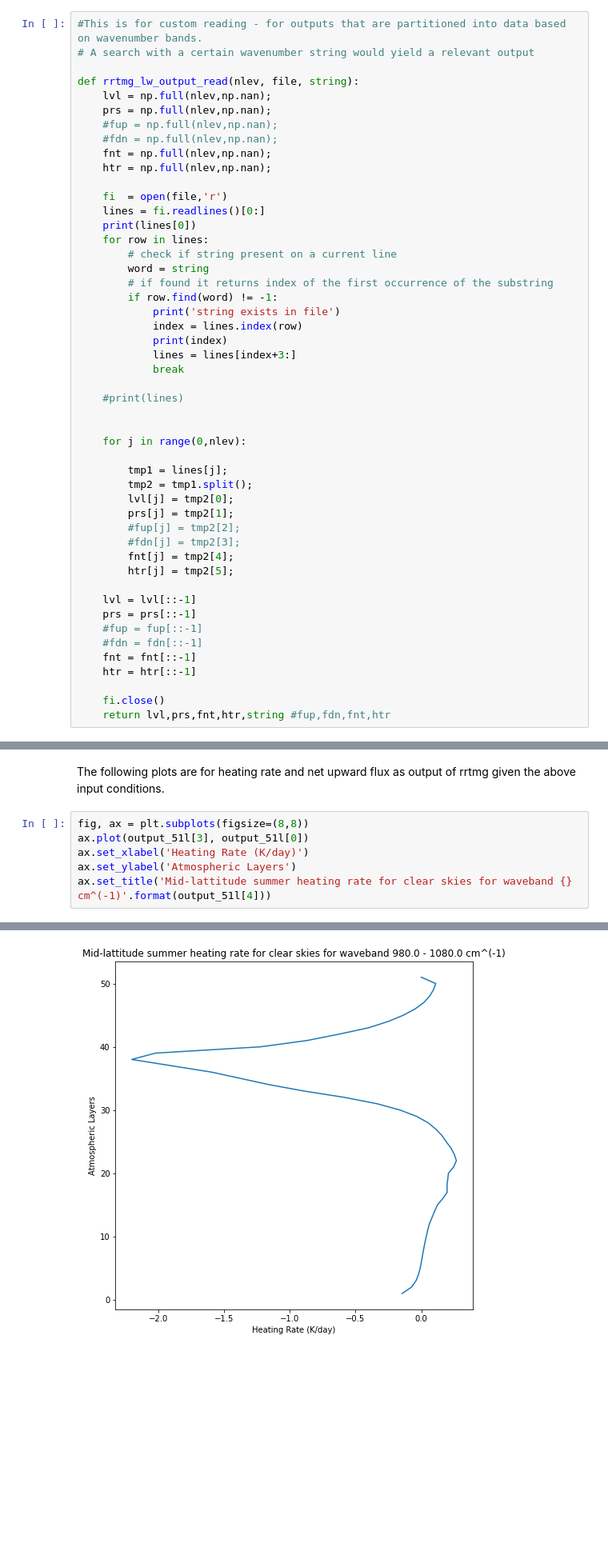
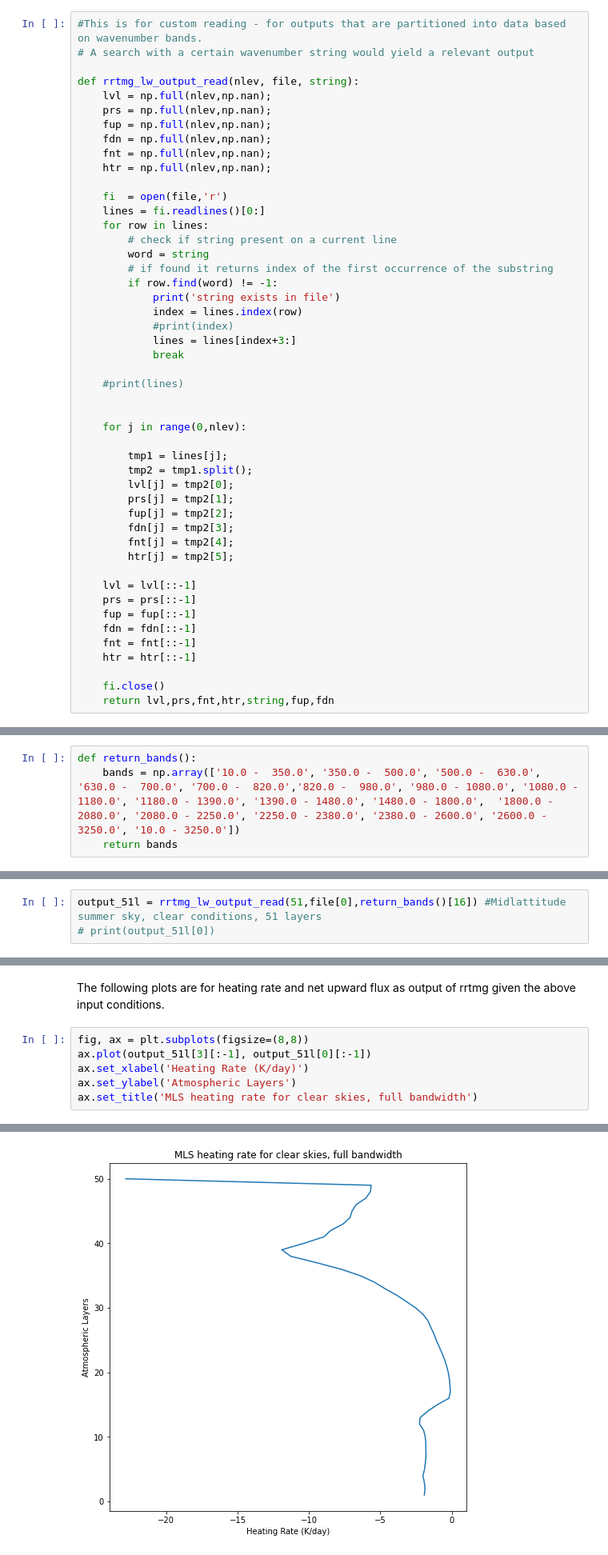
Before and after one commit to SennDegrare/RRTMG_LW_outputs, a Jupyter notebook: Longwave-rrtm-read.ipynb, the cells around one changed output, grey strips where cells are left out. Shown at 80% size. Saved outputs shown, nothing was run; the diff lists cells and outputs as text; blank space fills up the shorter version.

```diff
--- a/Longwave-rrtm-read.ipynb
+++ b/Longwave-rrtm-read.ipynb
@@ -65,14 +75,13 @@ def rrtmg_lw_input_read(nlev, file):
 def rrtmg_lw_output_read(nlev, file, string):
     lvl = np.full(nlev,np.nan);
     prs = np.full(nlev,np.nan);
-    #fup = np.full(nlev,np.nan);
-    #fdn = np.full(nlev,np.nan);
+    fup = np.full(nlev,np.nan);
+    fdn = np.full(nlev,np.nan);
     fnt = np.full(nlev,np.nan);
     htr = np.full(nlev,np.nan);
 
     fi  = open(file,'r')
     lines = fi.readlines()[0:]
-    print(lines[0])
     for row in lines:
         # check if string present on a current line
         word = string
@@ -80,7 +89,7 @@ def rrtmg_lw_output_read(nlev, file, string):
         if row.find(word) != -1:
             print('string exists in file')
             index = lines.index(row)
-            print(index)
+            #print(index)
             lines = lines[index+3:]
             break
 
@@ -93,20 +102,20 @@ def rrtmg_lw_output_read(nlev, file, string):
         tmp2 = tmp1.split();
         lvl[j] = tmp2[0];
         prs[j] = tmp2[1];
-        #fup[j] = tmp2[2];
-        #fdn[j] = tmp2[3];
+        fup[j] = tmp2[2];
+        fdn[j] = tmp2[3];
         fnt[j] = tmp2[4];
         htr[j] = tmp2[5];
 
     lvl = lvl[::-1]
     prs = prs[::-1]
-    #fup = fup[::-1]
-    #fdn = fdn[::-1]
+    fup = fup[::-1]
+    fdn = fdn[::-1]
     fnt = fnt[::-1]
     htr = htr[::-1]
 
     fi.close()
-    return lvl,prs,fnt,htr,string #fup,fdn,fnt,htr
+    return lvl,prs,fnt,htr,string,fup,fdn
 # %% [markdown]
 Wavenumber ranges:<br>
 
@@ -135,3 +150,7 @@ Partitions (can be used as search strings):<br>
+# %%
+def return_bands():
+    bands = np.array(['10.0 -  350.0', '350.0 -  500.0', '500.0 -  630.0', '630.0 -  700.0', '700.0 -  820.0','820.0 -  980.0', '980.0 - 1080.0', '1080.0 - 1180.0', '1180.0 - 1390.0', '1390.0 - 1480.0', '1480.0 - 1800.0',  '1800.0 - 2080.0', '2080.0 - 2250.0', '2250.0 - 2380.0', '2380.0 - 2600.0', '2600.0 - 3250.0', '10.0 - 3250.0'])
+    return bands
 # %%
 input_mls = rrtmg_lw_input_read(109, finput[0])
 # print(input_mls[0][1:])
@@ -175,0 +225,3 @@ Text(0.5, 1.0, 'Mid-lattitude summer atmospheric pressure vs temperature profile
+# %%
+output_51l = rrtmg_lw_output_read(51,file[0],return_bands()[16]) #Midlattitude summer sky, clear conditions, 51 layers
+# print(output_51l[0])
@@ -177,8 +231,8 @@ Text(0.5, 1.0, 'Mid-lattitude summer atmospheric pressure vs temperature profile
 The following plots are for heating rate and net upward flux as output of rrtmg given the above input conditions.
 # %%
 fig, ax = plt.subplots(figsize=(8,8))
-ax.plot(output_51l[3], output_51l[0])
+ax.plot(output_51l[3][:-1], output_51l[0][:-1])
 ax.set_xlabel('Heating Rate (K/day)')
 ax.set_ylabel('Atmospheric Layers')
-ax.set_title('Mid-lattitude summer heating rate for clear skies for waveband {} cm^(-1)'.format(output_51l[4]))
+ax.set_title('MLS heating rate for clear skies, full bandwidth')
 # %% [output]
@@ -186,4 +240,4 @@ Text(0.5, 1.0, 'Mid-lattitude summer heating rate for clear skies for waveband 9
-[figure, old version]
+[figure, new version]
 # %%
 fig, ax = plt.subplots(figsize=(8,8))
 ax.plot(output_51l[2], output_51l[0])
```
Also changed, not shown: parts of 15 cells of this notebook.
